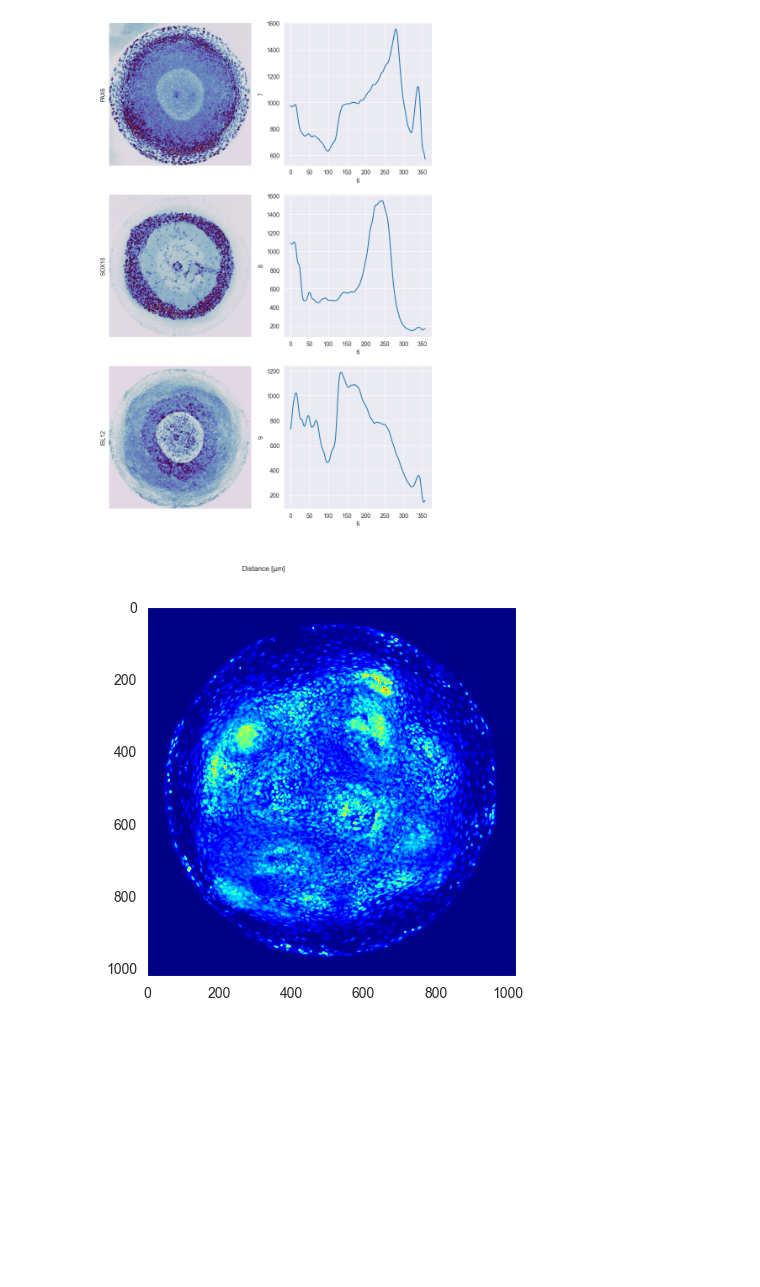
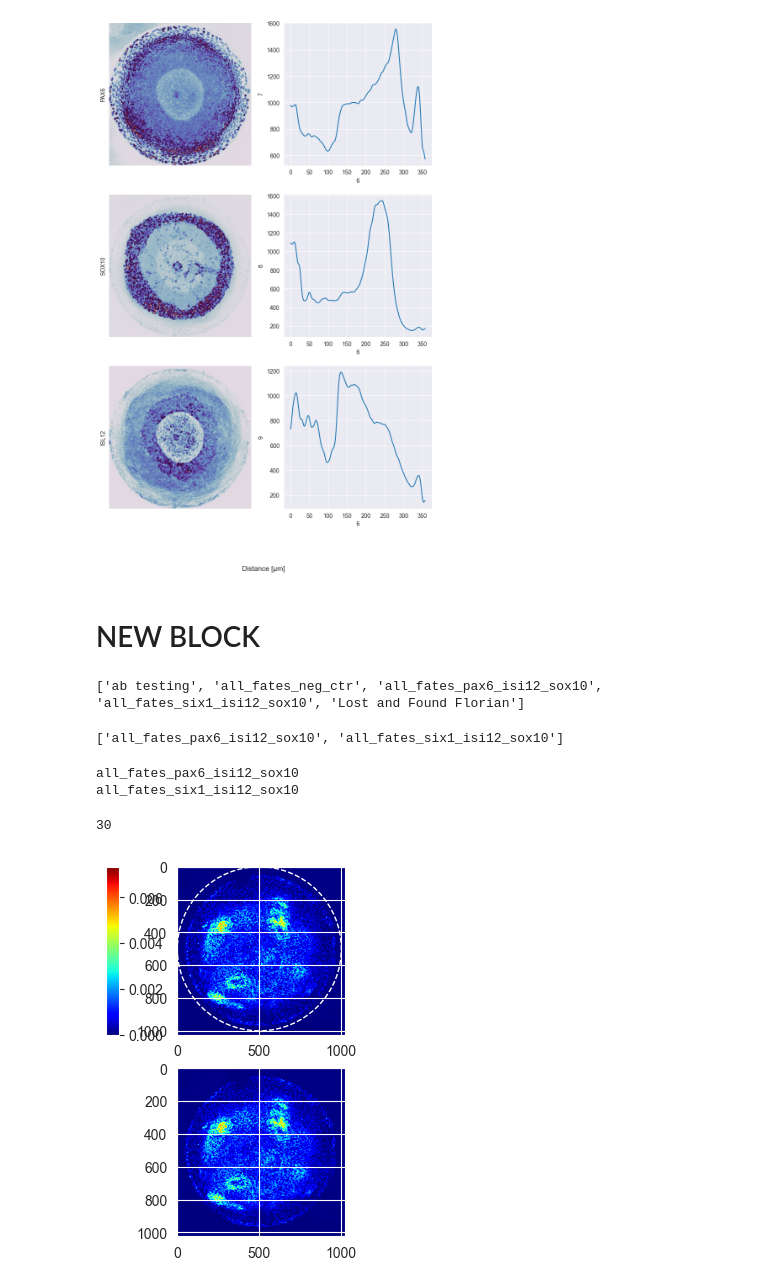
Before and after one commit to flotji-potji/micropattern_analysis, a Jupyter notebook: micropattern_fate_analysis.ipynb, the cells around one changed output. Cells and saved outputs as stored; diff of their text form; code cells hidden in the pictures; blank space fills up the shorter version.

```diff
--- a/micropattern_fate_analysis.ipynb
+++ b/micropattern_fate_analysis.ipynb
@@ -117,19 +120,49 @@ fig.supxlabel("Distance [µm]")
 plt.show()
 # %% [output]
 [figure]
-# %%
-from micropattern_analysis import *
-import imageio.v3 as iio
-import matplotlib.pyplot as plt
-import numpy as np
-
-files = [file for file in gather_files(r"C:\Users\flori\OneDrive - Universität Wien\Adameyko Lab\FS3_MP\fluorescence_images\all_fates_pax6_isi12_sox10\\") if
-         "ISL" not in file]
-files = files[:-2]
-img = iio.imread(files[0])
-#plt.imshow(img[0][0], cmap="gray")
-plt.imshow(maximise_img_channels(img)[2], cmap="jet")
-plt.grid(False)
-plt.show()
-# %% [output]
-[figure, removed]
+# %% [markdown]
+# NEW BLOCK
+# %%
+import os
+
+dir = r"D:\OneDrive - Universität Wien\Adameyko Lab\FS3_MP\fluorescence_images"
+os.chdir(dir)
+dirs = os.listdir(".")
+print(dirs)
+# %% [output]
+['ab testing', 'all_fates_neg_ctr', 'all_fates_pax6_isi12_sox10', 'all_fates_six1_isi12_sox10', 'Lost and Found Florian']
+# %%
+dirs = dirs[2:4]
+print(dirs)
+# %% [output]
+['all_fates_pax6_isi12_sox10', 'all_fates_six1_isi12_sox10']
+# %%
+from micropattern_analysis import *
+files = [file for file in gather_files(dirs) if "stencil" not in file]
+# %% [output]
+all_fates_pax6_isi12_sox10
+all_fates_six1_isi12_sox10
+30
+# %%
+img = iio.imread(files[0])
+dapi = maximise_img_channels(img)[3]
+dapi_norm = dapi / np.linalg.norm(dapi)
+
+circle1 = plt.Circle((500, 500), 500, linestyle='--', fill=False)
+
+fig, ax = plt.subplots(2, 1)
+ax[0].imshow(dapi, cmap="jet")
+ax[0].tick_params(
+        axis='y',          # changes apply to the x-axis
+    which='both',      # both major and minor ticks are affected
+    bottom=False,      # ticks along the bottom edge are off
+    top=False,         # ticks along the top edge are off
+    labelbottom=False
+)
+ax[0].add_patch(circle1)
+im = ax[1].imshow(dapi_norm, cmap="jet")
+pos = fig.add_axes([0.27, 0.53, 0.02, 0.35])
+fig.colorbar(im, cax=pos)
+plt.show()
+# %% [output]
+[figure, added]
```
Also changed, not shown: parts of 7 cells of this notebook, 2 other files.
